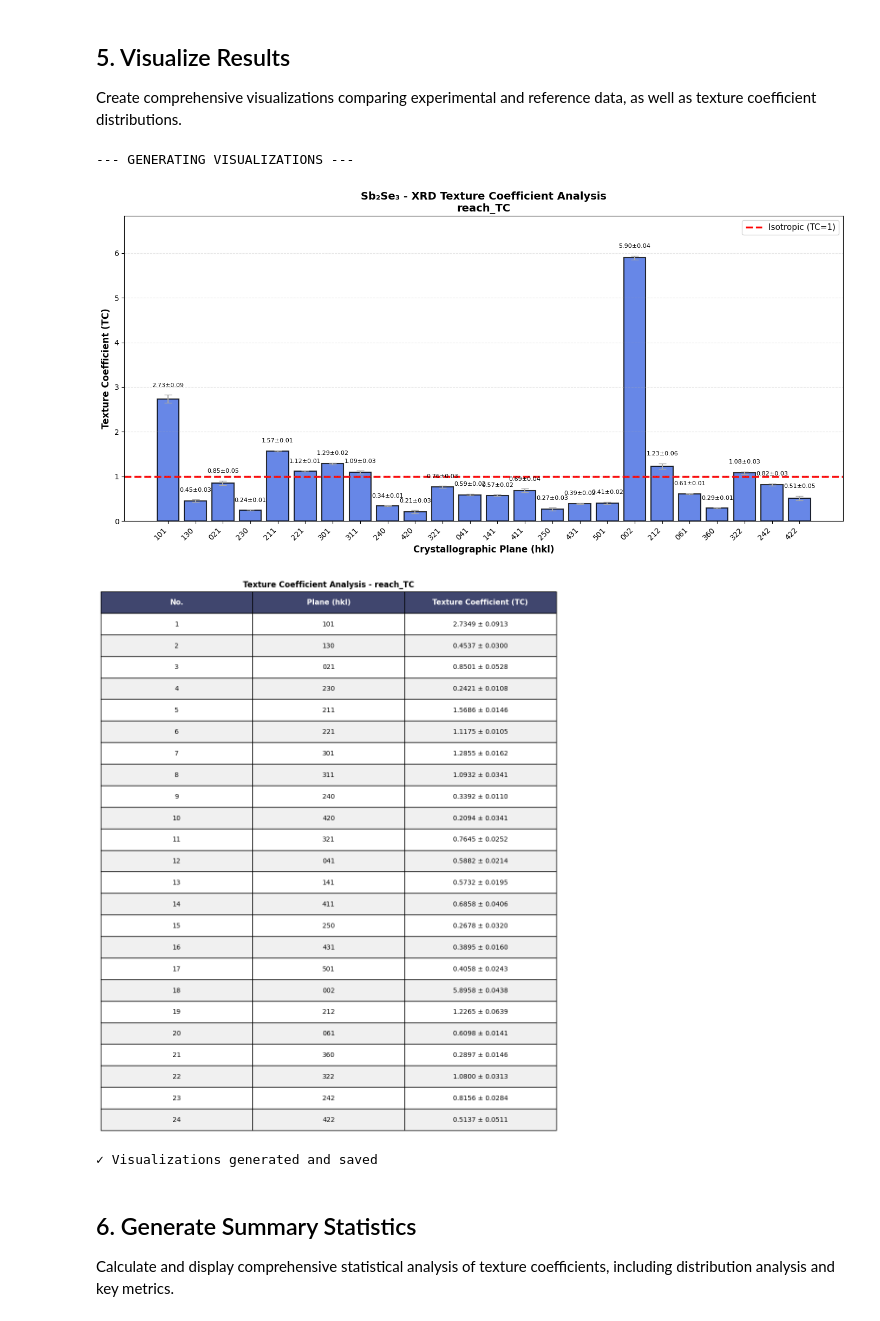
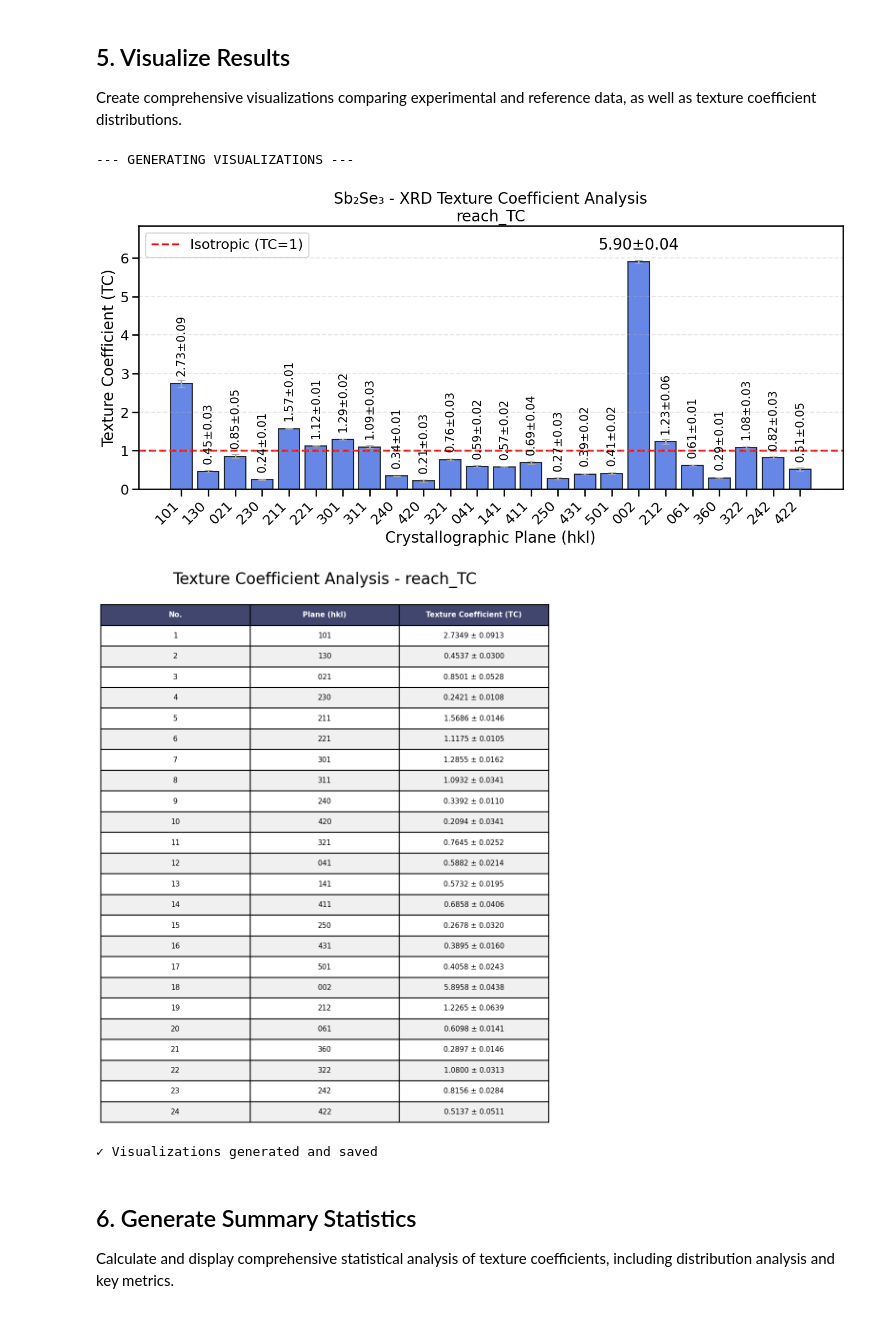
Before and after one commit to JotaP-183/Data_Analysis, a Jupyter notebook: Texture_Coefficient_Analysis.ipynb, the cells around one changed output. Saved outputs shown, nothing was run; the diff lists cells and outputs as text; code cells hidden in the pictures.

Commit message:
modify figure to add seaborn

```diff
--- a/Texture_Coefficient_Analysis.ipynb
+++ b/Texture_Coefficient_Analysis.ipynb
@@ -491,6 +492,11 @@ Create comprehensive visualizations comparing experimental and reference data, a
 print("\n--- GENERATING VISUALIZATIONS ---")
 
 for filename, tc_result in all_TC_results.items():
+
+    import seaborn as sns
+
+    sns.set_context("talk", font_scale=1.1)
+
     hkl_labels = tc_result['hkl']
     TC_values = tc_result['TC']
     TC_errors = tc_result['TC_errors']
@@ -509,22 +515,25 @@ for filename, tc_result in all_TC_results.items():
     ax1.axhline(y=1.0, color='red', linestyle='--', linewidth=2.5, label='Isotropic (TC=1)', zorder=1)
 
     # Labels and title
-    ax1.set_title(f'Sb₂Se₃ - XRD Texture Coefficient Analysis\n{filename}',
-                  fontsize=14, fontweight='bold')
-    ax1.set_xlabel('Crystallographic Plane (hkl)', fontsize=12, fontweight='bold')
-    ax1.set_ylabel('Texture Coefficient (TC)', fontsize=12, fontweight='bold')
+    ax1.set_title(f'Sb₂Se₃ - XRD Texture Coefficient Analysis\n{filename}', )
+    ax1.set_xlabel('Crystallographic Plane (hkl)', )
+    ax1.set_ylabel('Texture Coefficient (TC)', )
     ax1.set_xticks(range(len(hkl_labels)))
-    ax1.set_xticklabels(hkl_labels, rotation=45, ha='right', fontsize=10)
+    ax1.set_xticklabels(hkl_labels, rotation=45, ha='right')
     ax1.grid(axis='y', alpha=0.3, linestyle='--')
-    ax1.legend(fontsize=11, loc='upper right')
+    ax1.legend(loc='best')
 
     # Add value labels on bars
     for i, (bar, tc_val, tc_err) in enumerate(zip(bars, TC_values, TC_errors)):
         height = bar.get_height()
         if height > 0.01:
             label_text = f'{tc_val:.2f}' if tc_err == 0 else f'{tc_val:.2f}±{tc_err:.2f}'
-            ax1.text(bar.get_x() + bar.get_width()/2, height + tc_err + 0.15,
-                    label_text, ha='center', va='bottom', fontsize=8)
+        if height + tc_err + 0.4 > ax1.get_ylim()[1]:  # Ensure label fits within y-axis limits
+            ax1.text(bar.get_x() + bar.get_width()/2, height + tc_err + 0.2,
+                    label_text, ha='center', va='bottom')
+        else:
+            ax1.text(bar.get_x() + bar.get_width()/2, height + 0.2,
+                    label_text, ha='center', va='bottom', rotation=90, fontsize=15)
 
     ax1.set_ylim(0, max(TC_values + TC_errors) * 1.15)
     plt.tight_layout()
@@ -551,39 +560,39 @@ for filename, tc_result in all_TC_results.items():
     ax_table.axis('off')
 
     # Draw Table
     table = ax_table.table(cellText=table_data,
                            colLabels=["No.", "Plane (hkl)", "Texture Coefficient (TC)"],
                            cellLoc='center',
                            loc='center',
                            bbox=[0, 0, 1, 1])
 
-    table.auto_set_font_size(False)
-    table.set_fontsize(10)
+    #table.auto_set_font_size(False)
+    #table.set_fontsize(10)
     table.scale(1, 2.2)
 
     # Style header
     for i in range(3):
         table[(0, i)].set_facecolor('#40466e')
-        table[(0, i)].set_text_props(weight='bold', color='white', fontsize=11)
+        table[(0, i)].set_text_props(weight='bold', color='white')
 
     # Style alternating rows
     for i in range(1, len(table_data) + 1):
         for j in range(3):
             if i % 2 == 0:
                 table[(i, j)].set_facecolor('#f0f0f0')
             else:
                 table[(i, j)].set_facecolor('white')
 
-    fig2.suptitle(f'Texture Coefficient Analysis - {filename}', fontsize=12, fontweight='bold', y=0.98)
+    fig2.suptitle(f'Texture Coefficient Analysis - {filename}', y=0.98)
     plt.tight_layout()
     plt.savefig(f'TC_table_{filename}.png', dpi=300, bbox_inches='tight')
     plt.show()
 
 print("\n✓ Visualizations generated and saved")
 # %% [output]
 --- GENERATING VISUALIZATIONS ---
-[figure, old version]
+[figure, new version]
-[figure, old version]
+[figure, new version]
 ✓ Visualizations generated and saved
 # %% [markdown]
 ## 6. Generate Summary Statistics
```
Also changed, not shown: parts of 2 cells of this notebook, 3 other files.
